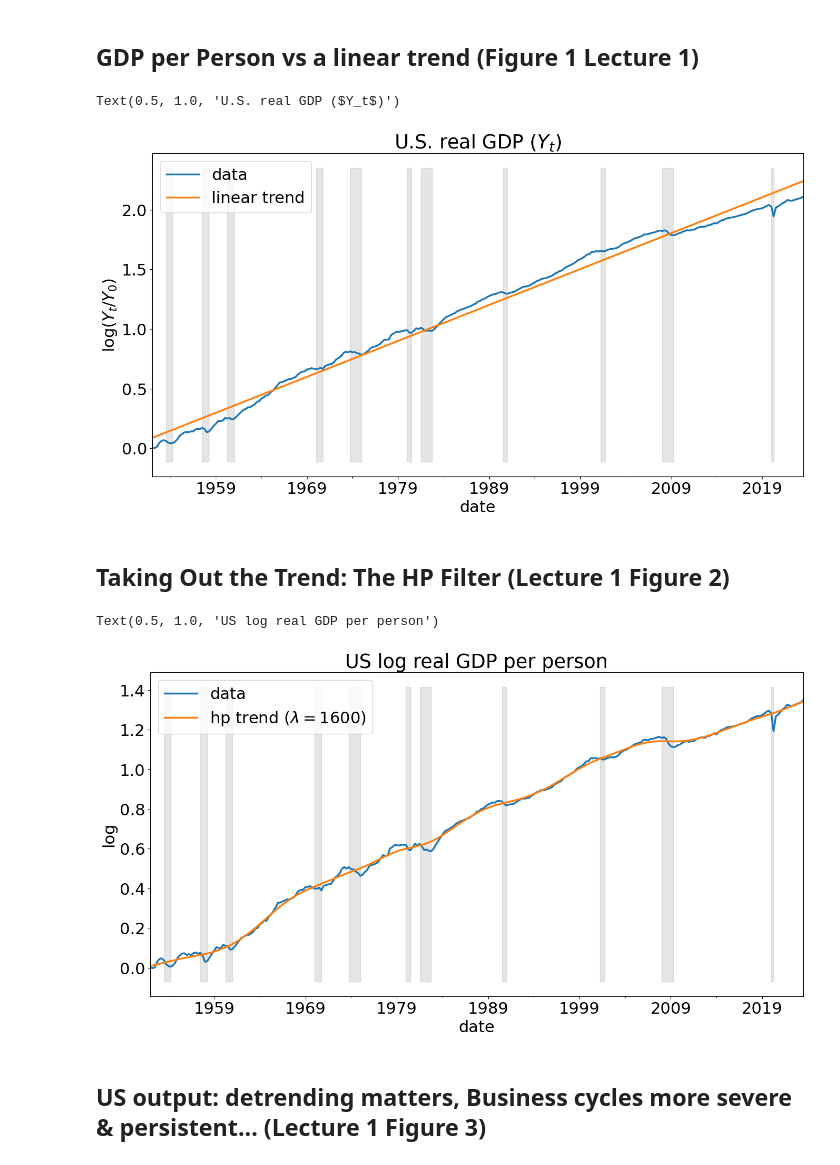
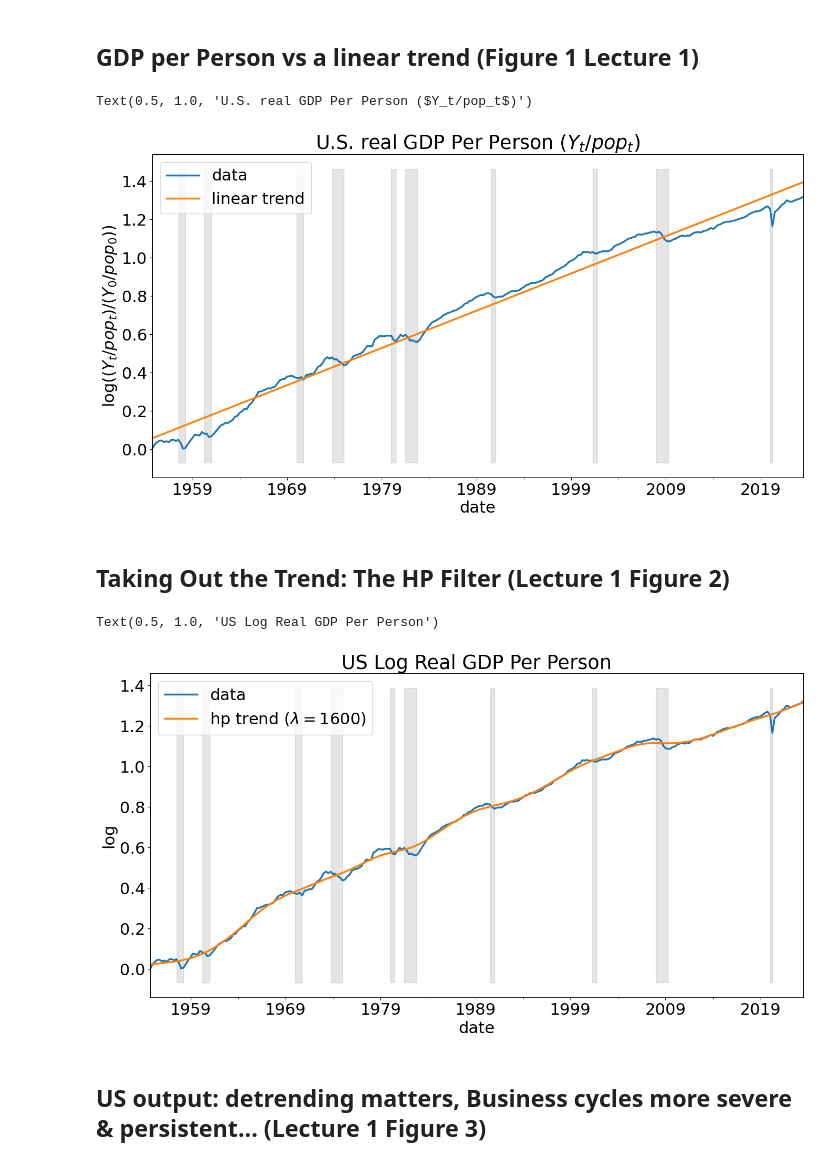
Before and after one commit to alexwellman/macrodata-wellman, a Jupyter notebook: Econ212/data_212.ipynb, the cells around one changed output. Saved outputs shown, nothing was run; the diff lists cells and outputs as text; code cells hidden in the pictures.

```diff
--- a/Econ212/data_212.ipynb
+++ b/Econ212/data_212.ipynb
@@ -79,7 +79,7 @@ stateu = data_load.get_state_u_data('Q')
 # %% [markdown]
 #### Sample selection
 # %%
-series = series.loc['1952-03-31':dt.now().strftime('%Y-%m-%d')]
+series = series.loc['1954-12-31':dt.now().strftime('%Y-%m-%d')]
 series.tail()
 # %% [output]
 |  | yn | cn | gn | in | nxn | impn | expn | y | c | g | ... | ... |
@@ -92 +92,4 @@ series.tail()
 5 rows × 40 columns
+# %%
+# Drop the last entry from the DataFrame
+series = series.drop(series.tail(1).index)  # This removes the last row
@@ -104,16 +125,16 @@ series['t']=np.arange(0,NQ) # Output per person
 series['ylogfit'], regparams=reg_fit(np.log(series['y']), series['t'], verbose=False)
 # %%
-(np.log(series['y'])-np.log(series['y'][0])).plot(label='data')
-(series['ylogfit']-np.log(series['y'][0])).plot(label='linear trend')
+(np.log(series['ypop'])-np.log(series['ypop'][0])).plot(label='data')
+(series['ypoplogfit']-np.log(series['ypop'][0])).plot(label='linear trend')
 yl, yh = plt.ylim()
 plt.legend()
-plt.ylabel(r'$\log(Y_t/Y_{0})$')
+plt.ylabel(r'$\log((Y_t/pop_t)/(Y_0/pop_0))$')
 # Draw shaded for recession
 plt.fill_between(series.index, yl, yh, where=series['USREC'].values, color='k', alpha=0.1)
-plt.title('U.S. real GDP ($Y_t$)')
+plt.title('U.S. real GDP Per Person ($Y_t/pop_t$)')
 # %% [output]
-Text(0.5, 1.0, 'U.S. real GDP ($Y_t$)')
+Text(0.5, 1.0, 'U.S. real GDP Per Person ($Y_t/pop_t$)')
-[figure, old version]
+[figure, new version]
 # %% [markdown]
 ## Taking Out the Trend: The HP Filter (Lecture 1 Figure 2)
 # %%
@@ -131,11 +152,11 @@ plt.ylabel('log')
 plt.legend()
 # Draw shaded for recession
 plt.fill_between(series.index, yl, yh, where=series['USREC'].values, color='k', alpha=0.1)
-plt.title('US log real GDP per person')
+plt.title('US Log Real GDP Per Person')
 # plt.savefig(f'Export/us_log_realgdp_hptrend.pdf', format='pdf', transparent=True);
 # %% [output]
-Text(0.5, 1.0, 'US log real GDP per person')
+Text(0.5, 1.0, 'US Log Real GDP Per Person')
-[figure, old version]
+[figure, new version]
 # %% [markdown]
 ## US output: detrending matters, Business cycles more severe & persistent... (Lecture 1 Figure 3)
 # %%
```
Also changed, not shown: parts of 37 cells of this notebook, 2 other files.
